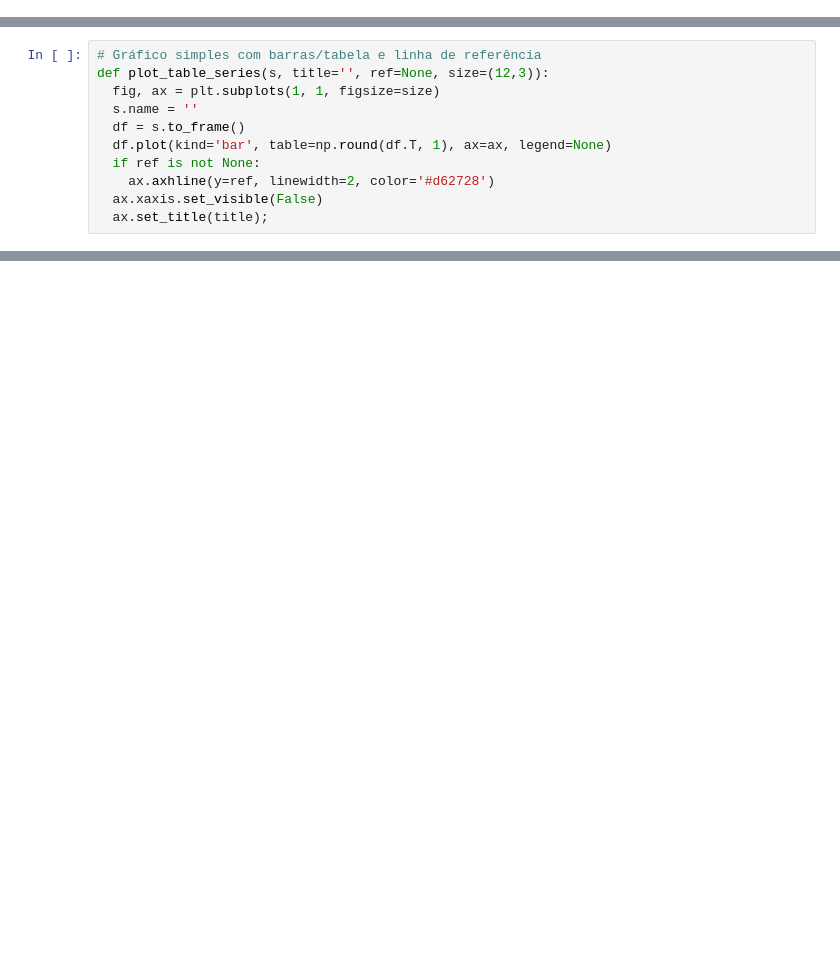
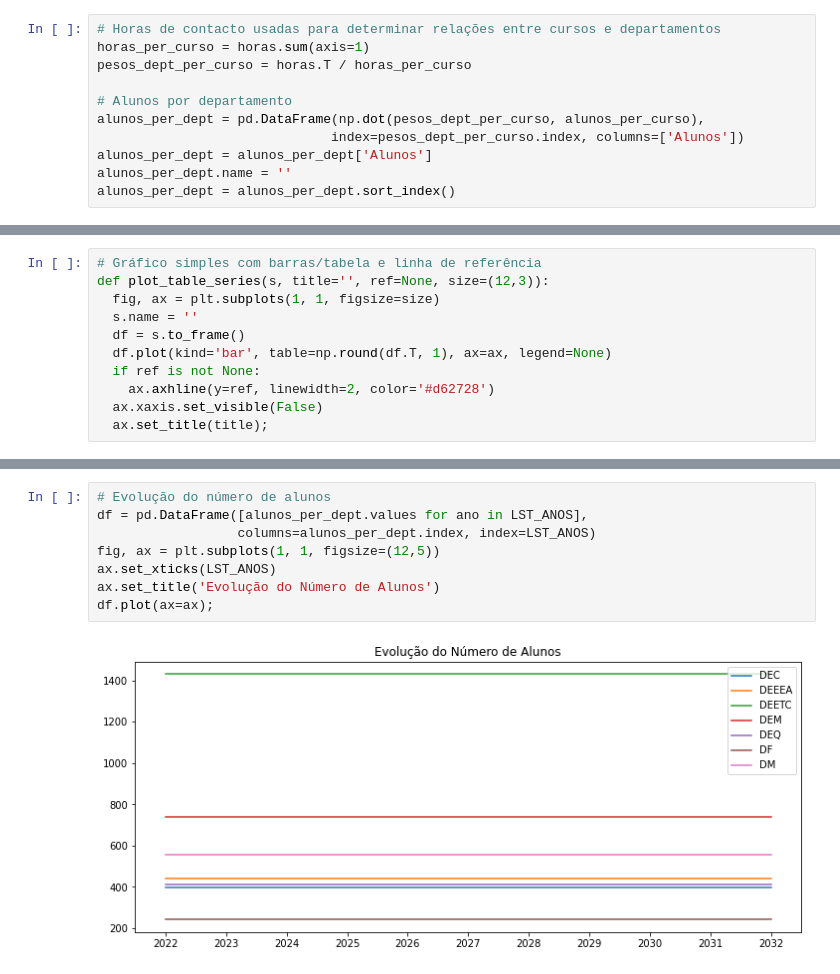
Before and after one commit to arjoca/RHDocentes, a Jupyter notebook: RHDocentes_Futuro.ipynb, the cells around one changed output, grey strips where cells are left out. Saved outputs shown, nothing was run; the diff lists cells and outputs as text; blank space fills up the shorter version.

```diff
--- a/RHDocentes_Futuro.ipynb
+++ b/RHDocentes_Futuro.ipynb
@@ -52,6 +59,17 @@ cat_assistente = ['Assistente do 2. Trienio', 'Assistente', 'Equiparado Assisten
 cat_monitor = ['Monitor']
 cat_quadro = cat_prof_coord + cat_adjunto
 cat_todas = cat_quadro + cat_convidado + cat_assistente + cat_monitor
+# %%
+# Horas de contacto usadas para determinar relações entre cursos e departamentos
+horas_per_curso = horas.sum(axis=1)
+pesos_dept_per_curso = horas.T / horas_per_curso
+
+# Alunos por departamento
+alunos_per_dept = pd.DataFrame(np.dot(pesos_dept_per_curso, alunos_per_curso),
+                              index=pesos_dept_per_curso.index, columns=['Alunos'])
+alunos_per_dept = alunos_per_dept['Alunos']
+alunos_per_dept.name = ''
+alunos_per_dept = alunos_per_dept.sort_index()
 # %% [markdown]
 ## Definição de funções
 # %%
@@ -126,0 +116,10 @@ ax.set_title('Total de ETIs por departamento');
+# %%
+# Evolução do número de alunos
+df = pd.DataFrame([alunos_per_dept.values for ano in LST_ANOS],
+                  columns=alunos_per_dept.index, index=LST_ANOS)
+fig, ax = plt.subplots(1, 1, figsize=(12,5))
+ax.set_xticks(LST_ANOS)
+ax.set_title('Evolução do Número de Alunos')
+df.plot(ax=ax);
+# %% [output]
+[figure, added]
```
Also changed, not shown: parts of 19 cells of this notebook.
